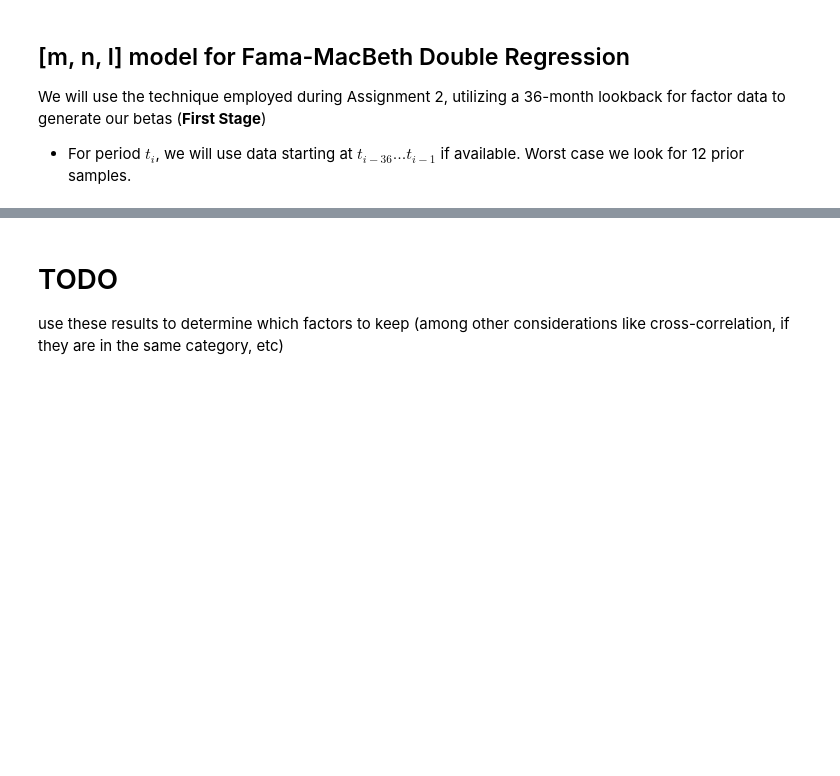
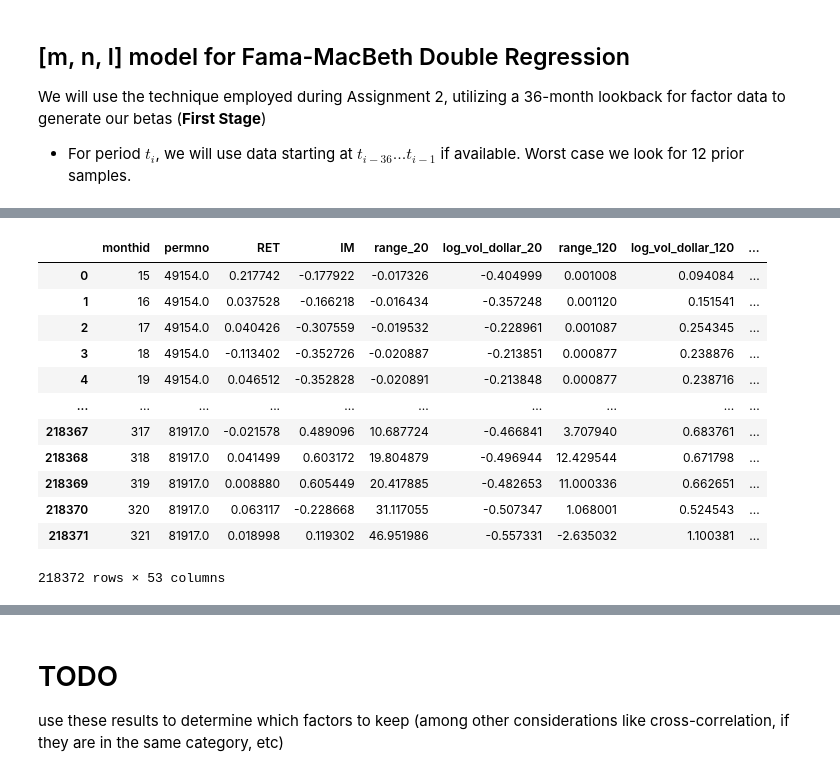
Before and after one commit to CFM-301-W23-G4/Final-Project, a Jupyter notebook: Final Project.ipynb, the cells around one changed output, grey strips where cells are left out. Drawn from its saved outputs; the diff is of its cells as text; code cells hidden in the pictures; blank space fills up the shorter version.

```diff
--- a/Final Project.ipynb
+++ b/Final Project.ipynb
@@ -226,3 +168,56 @@ first_stage_df
+# %%
+# Threaded Approach
+def add_betas(permno):
+    results = []
+    for (i, monthid) in enumerate(testing_range):
+        window = set(testing_range[max(0, i-35):i+1]) # t_(i-36) to t_(i-1) returns. Compare to t_i returns
+        window_data = all_monthly_data[(all_monthly_data["permno"] == permno) & (all_monthly_data["monthid"].isin(window))]
+
+        if len(window_data) < 12:
+            continue
+
+        explanatory_vars = window_data[model_factors + ["monthid"]]
+        explanatory_vars.sort_values(by="monthid", inplace=True)
+        explanatory_vars.set_index("monthid", inplace=True)
+
+        explained_var = window_data[["monthid", "RET"]] # Since factors are from t-1
+        explained_var.sort_values(by="monthid", inplace=True)
+        explained_var.set_index("monthid", inplace=True)
+
+        model = linear_model.LinearRegression().fit(explanatory_vars,
+                                                    explained_var["RET"])
+
+        results.append({"monthid": monthid,
+                        "permno": permno,
+                        "RET": explained_var["RET"].iloc[-1],
+                    **{f"{factor}": model.coef_[i] for i, factor in enumerate(model_factors)}
+                       })
+    return results
+
+# smaller_permno_list = list(permnos)[:10]
+
+summary_results = []
+with ThreadPool(cpu_count() - 1) as P:
+    summary_results = P.map(add_betas, permnos)
+# %%
+summary_results = [item for sublist in summary_results for item in sublist]
+# %%
+first_stage_df = pd.DataFrame(summary_results)
+first_stage_df
+# %% [output]
+|  | monthid | permno | RET | IM | range_20 | log_vol_dollar_20 | range_120 | log_vol_dollar_120 | ... |
+| 0 | 15 | 49154.0 | 0.217742 | -0.177922 | -0.017326 | -0.404999 | 0.001008 | 0.094084 | ... |
+| 1 | 16 | 49154.0 | 0.037528 | -0.166218 | -0.016434 | -0.357248 | 0.001120 | 0.151541 | ... |
+| 2 | 17 | 49154.0 | 0.040426 | -0.307559 | -0.019532 | -0.228961 | 0.001087 | 0.254345 | ... |
+| 3 | 18 | 49154.0 | -0.113402 | -0.352726 | -0.020887 | -0.213851 | 0.000877 | 0.238876 | ... |
+| 4 | 19 | 49154.0 | 0.046512 | -0.352828 | -0.020891 | -0.213848 | 0.000877 | 0.238716 | ... |
+| ... | ... | ... | ... | ... | ... | ... | ... | ... | ... |
+| 218367 | 317 | 81917.0 | -0.021578 | 0.489096 | 10.687724 | -0.466841 | 3.707940 | 0.683761 | ... |
+| 218368 | 318 | 81917.0 | 0.041499 | 0.603172 | 19.804879 | -0.496944 | 12.429544 | 0.671798 | ... |
+| 218369 | 319 | 81917.0 | 0.008880 | 0.605449 | 20.417885 | -0.482653 | 11.000336 | 0.662651 | ... |
+| 218370 | 320 | 81917.0 | 0.063117 | -0.228668 | 31.117055 | -0.507347 | 1.068001 | 0.524543 | ... |
+| 218371 | 321 | 81917.0 | 0.018998 | 0.119302 | 46.951986 | -0.557331 | -2.635032 | 1.100381 | ... |
+218372 rows × 53 columns
 # %%
 # Second stage regression
 lambdas = {"monthid": []}
```
Also changed, not shown: parts of 10 cells of this notebook.
